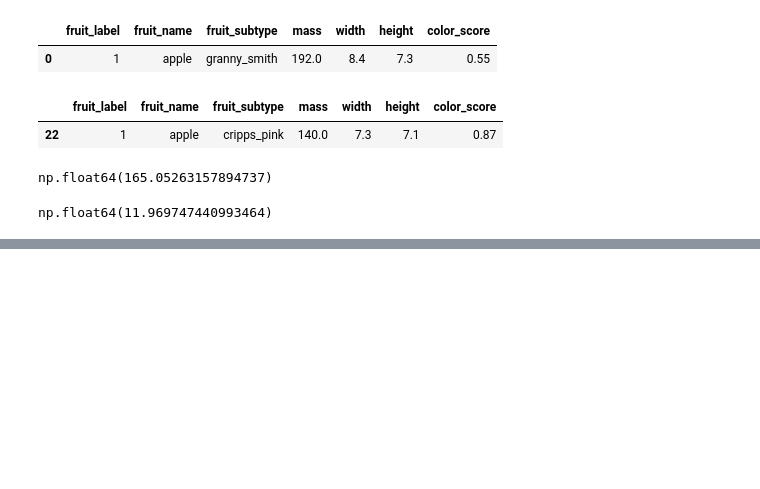
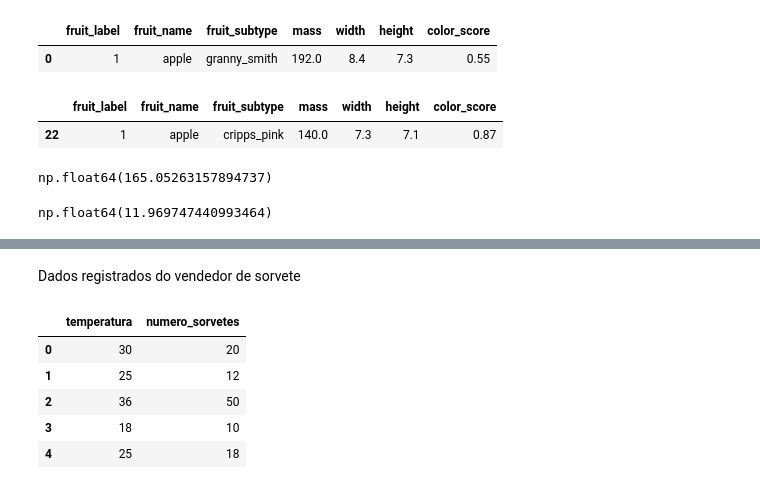
Before and after one commit to engcriscunha/Curso-Machine-Learning-DELL, a Jupyter notebook: fruits.ipynb, the cells around one changed output, grey strips where cells are left out. Drawn from its saved outputs; the diff is of its cells as text; code cells hidden in the pictures; blank space fills up the shorter version.

```diff
--- a/fruits.ipynb
+++ b/fruits.ipynb
@@ -763,0 +790,2 @@ np.float64(11.969747440993464)
+# %% [markdown]
+Dados registrados do vendedor de sorvete
@@ -763,0 +798,9 @@ np.float64(11.969747440993464)
+# %%
+df.head()
+# %% [output]
+|  | temperatura | numero_sorvetes |
+| 0 | 30 | 20 |
+| 1 | 25 | 12 |
+| 2 | 36 | 50 |
+| 3 | 18 | 10 |
+| 4 | 25 | 18 |
```
Also changed, not shown: parts of 21 cells of this notebook.
